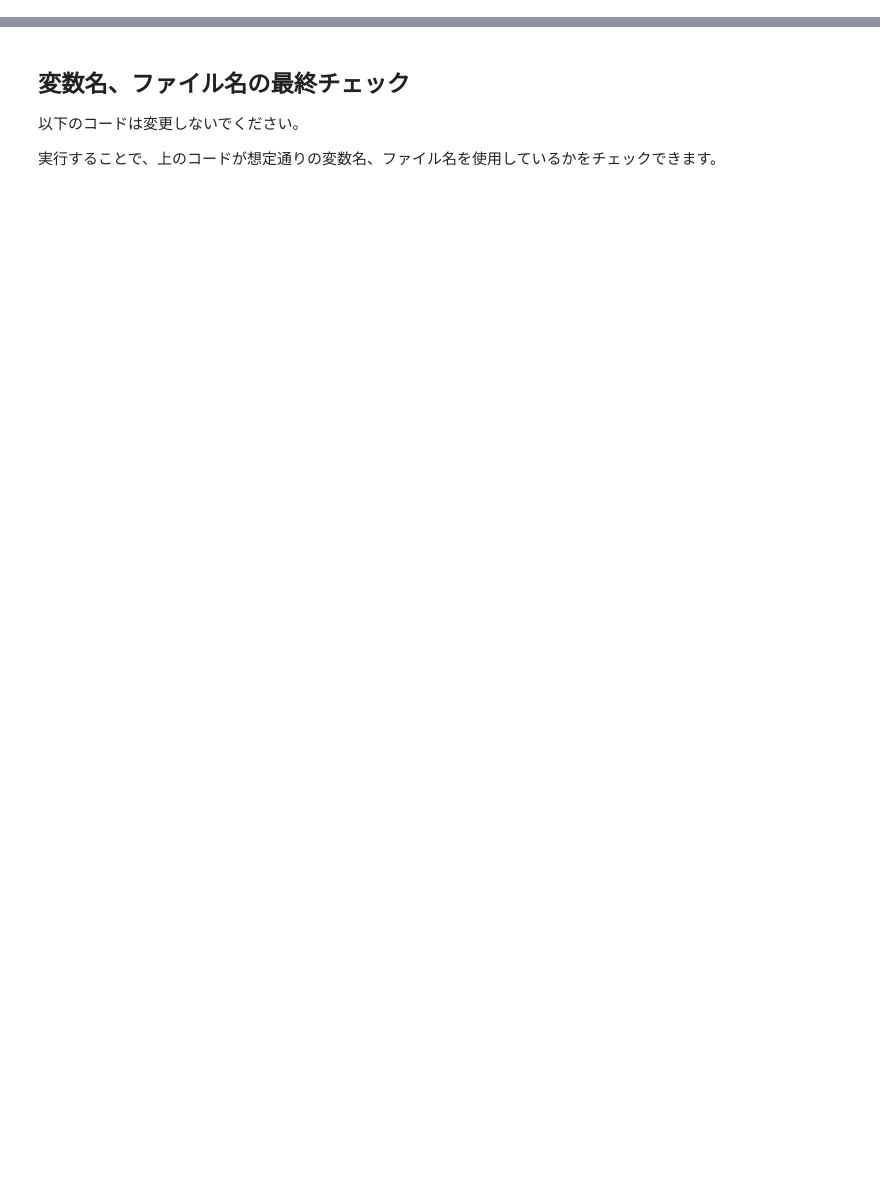
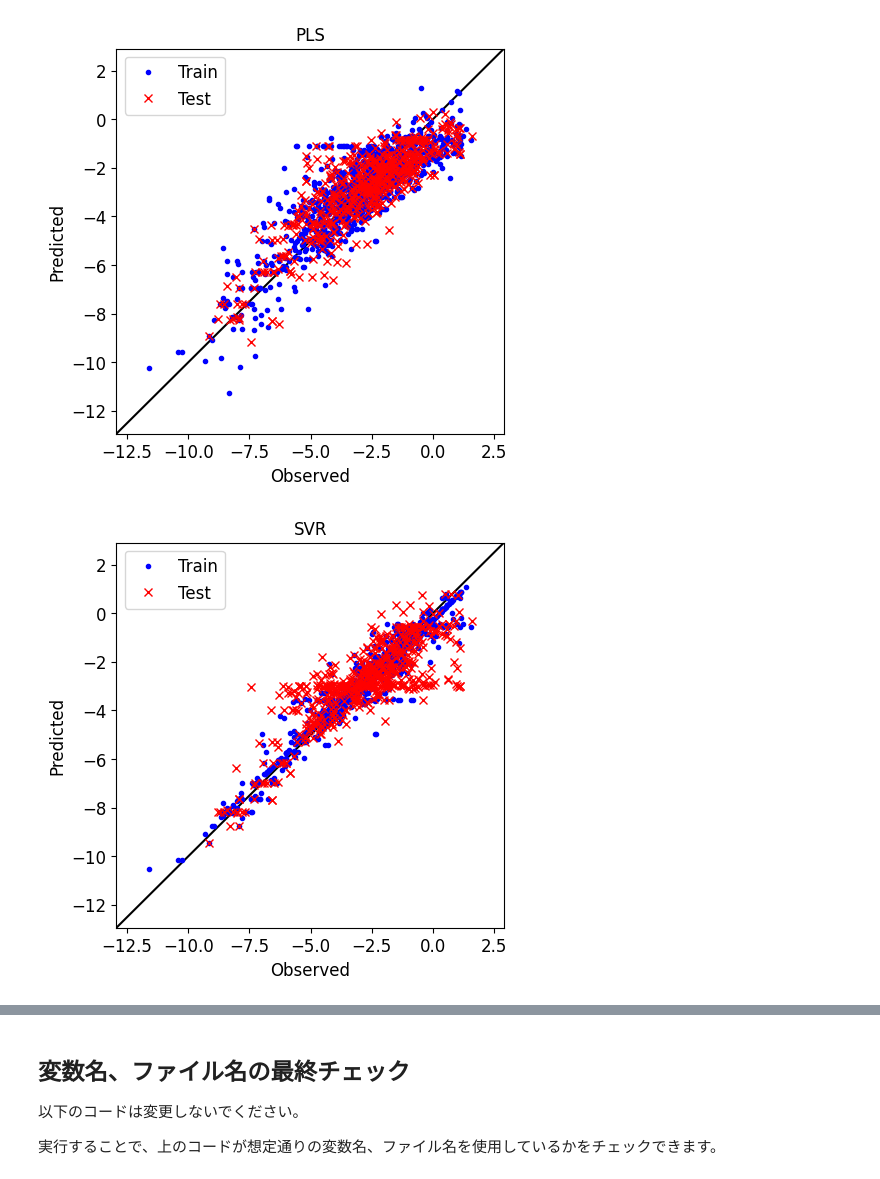
Before and after one commit to KeishiIrisa/computer-chemistry-v2, a Jupyter notebook: ML/app1.ipynb, the cells around one changed output, grey strips where cells are left out. Drawn from its saved outputs; the diff is of its cells as text; code cells hidden in the pictures; blank space fills up the shorter version.

```diff
--- a/ML/app1.ipynb
+++ b/ML/app1.ipynb
@@ -37,0 +92,13 @@ y = np.array([float(mol.GetProp('EXPT')) for mol in mols])
+# %%
+from sklearn.model_selection import train_test_split
+X_train, X_test, y_train, y_test = train_test_split(X, y, test_size=0.3)
+
+from sklearn.preprocessing import StandardScaler
+scaler_X = StandardScaler()
+scaler_y = StandardScaler()
+scaler_X.fit(X_train)
+scaler_y.fit(y_train.reshape(-1, 1))
+
+X_train_scaled = scaler_X.transform(X_train)
+y_train_scaled = scaler_y.transform(y_train.reshape(-1, 1))
+X_test_scaled = scaler_X.transform(X_test)
@@ -37,0 +162,40 @@ y = np.array([float(mol.GetProp('EXPT')) for mol in mols])
+# %%
+# 実数値-予測値プロット
+import matplotlib.pyplot as plt
+
+for name in ['PLS', 'SVR', 'RF']:
+    y_train_pred = y_train_preds[name]
+    y_test_pred = y_test_preds[name]
+
+    min_val = min(
+        min(y_train),
+        min(y_train_pred),
+        min(y_test),
+        min(y_test_pred),
+    )
+    max_val = max(
+        max(y_train),
+        max(y_train_pred),
+        max(y_test),
+        max(y_test_pred),
+    )
+    margin = (max_val - min_val) * 0.1
+    xy_lim = [min_val - margin, max_val + margin]
+
+    fig = plt.figure(figsize=[5, 5])
+    ax = fig.add_subplot(1, 1, 1)
+    ax.plot(xy_lim, xy_lim, 'k-')
+    ax.plot(y_train, y_train_pred, 'b.', label='Train')
+    ax.plot(y_test, y_test_pred, 'rx', label='Test')
+    ax.set_xlim(xy_lim)
+    ax.set_ylim(xy_lim)
+    ax.set_xlabel('Observed', fontsize=12)
+    ax.set_ylabel('Predicted', fontsize=12)
+    ax.set_title(name, fontsize=12)
+    ax.tick_params(labelsize=12)
+    ax.legend(fontsize=12)
+    fig.savefig('{}.png'.format(name))
+    plt.show()
+# %% [output]
+[figure, added]
+[figure, added]
```
Also changed, not shown: parts of 10 cells of this notebook, 30 other files.
